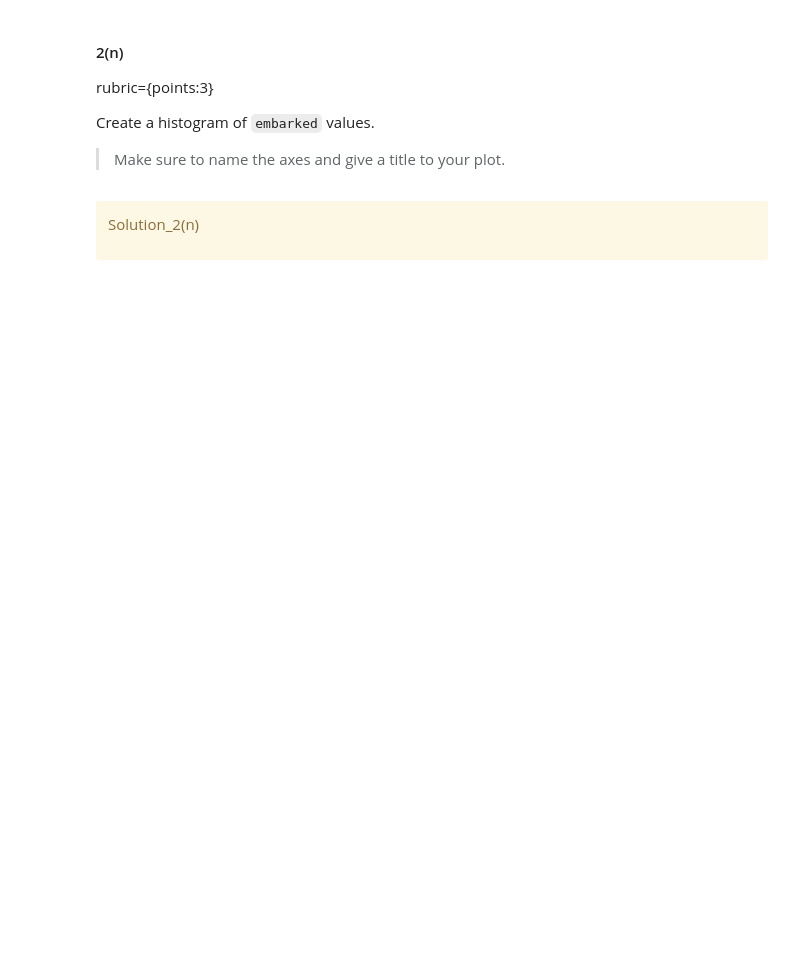
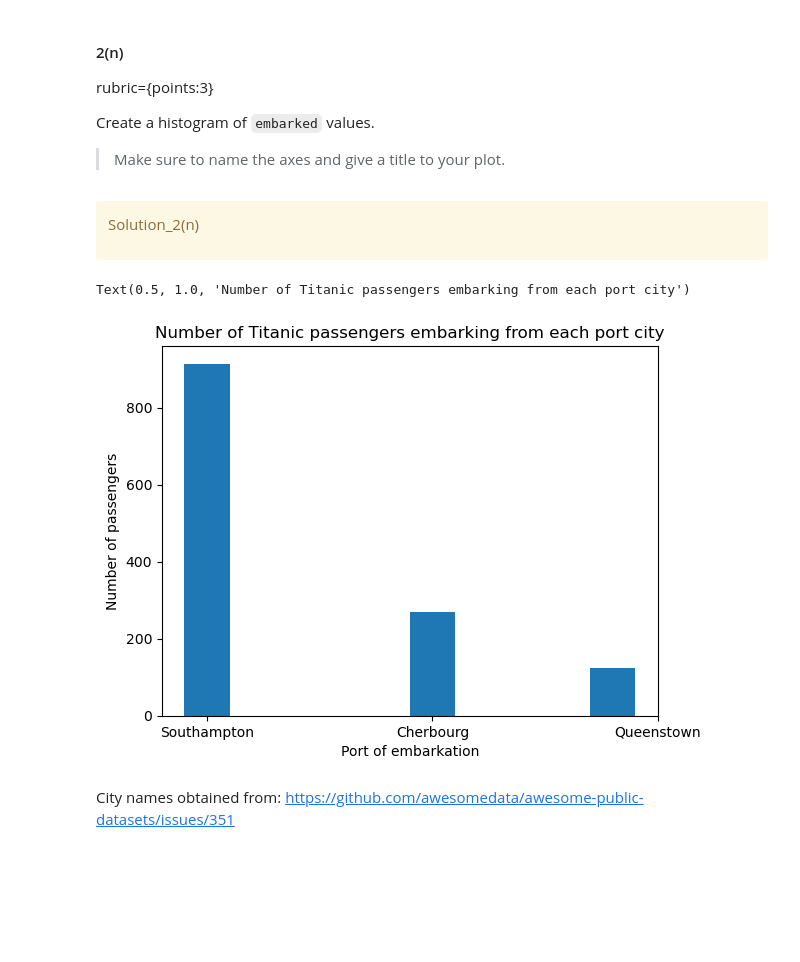
Before and after one commit to kaigg96/cpsc330-2023s, a Jupyter notebook: hw/hw1/hw1.ipynb, the cells around one changed output. Drawn from its saved outputs; the diff is of its cells as text; code cells hidden in the pictures; blank space fills up the shorter version.

```diff
--- a/hw/hw1/hw1.ipynb
+++ b/hw/hw1/hw1.ipynb
@@ -309,6 +451,21 @@ Create a histogram of `embarked` values.
 Solution_2(n)
 
 </div>
+# %%
+hist_vals = titanic_df['embarked'].dropna().astype(str)
+renamed_cities = {'C':'Cherbourg', 'Q':'Queenstown', 'S':'Southampton'}
+hist_vals = hist_vals.replace(renamed_cities)
+
+fig, ax = plt.subplots()
+ax.hist(hist_vals, align='left')
+ax.set_xlabel('Port of embarkation')
+ax.set_ylabel('Number of passengers')
+ax.set_title('Number of Titanic passengers embarking from each port city')
+# %% [output]
+Text(0.5, 1.0, 'Number of Titanic passengers embarking from each port city')
+[figure, added]
+# %% [markdown]
+City names obtained from: https://github.com/awesomedata/awesome-public-datasets/issues/351
 # %% [markdown]
 <br><br><br><br>
 # %% [markdown]
```
Also changed, not shown: parts of 31 cells of this notebook, 4 other files.
